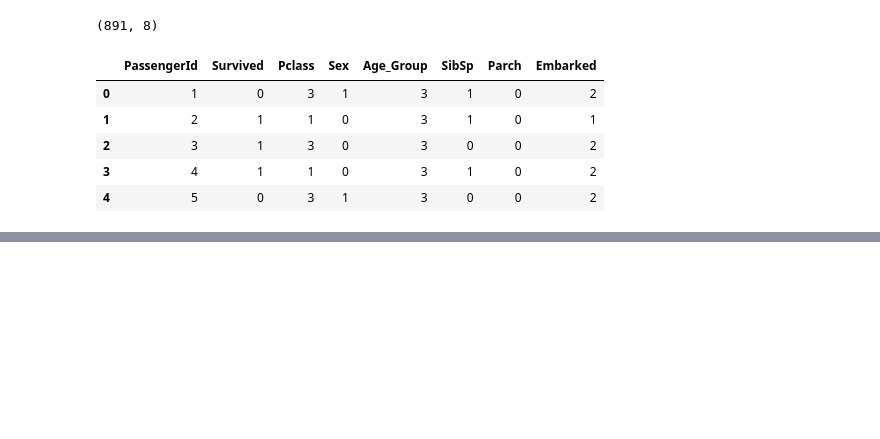
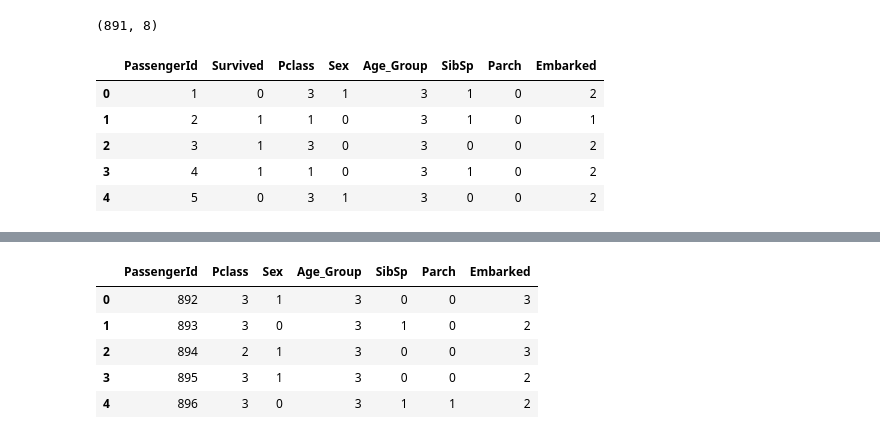
Before and after one commit to JyotBuch/Kaggle-Projects, a Jupyter notebook: Titanic/Titanic Competition.ipynb, the cells around one changed output, grey strips where cells are left out. Cells and saved outputs as stored; diff of their text form; code cells hidden in the pictures; blank space fills up the shorter version.

```diff
--- a/Titanic/Titanic Competition.ipynb
+++ b/Titanic/Titanic Competition.ipynb
@@ -197,0 +257,15 @@ df.head()
+# %%
+testdf['Age']=testdf['Age'].fillna(testdf['Age'].mode()[0])
+testdf = testdf.replace(recode_variables)
+testdf.insert(4, 'Age_Group', agegroups)
+testdf = testdf.replace(recode_age)
+testdf.drop(['Age'], axis=1, inplace=True)
+# %%
+testdf.head()
+# %% [output]
+|  | PassengerId | Pclass | Sex | Age_Group | SibSp | Parch | Embarked |
+| 0 | 892 | 3 | 1 | 3 | 0 | 0 | 3 |
+| 1 | 893 | 3 | 0 | 3 | 1 | 0 | 2 |
+| 2 | 894 | 2 | 1 | 3 | 0 | 0 | 3 |
+| 3 | 895 | 3 | 1 | 3 | 0 | 0 | 2 |
+| 4 | 896 | 3 | 0 | 3 | 1 | 1 | 2 |
```
Also changed, not shown: parts of 32 cells of this notebook, 1 other file.
